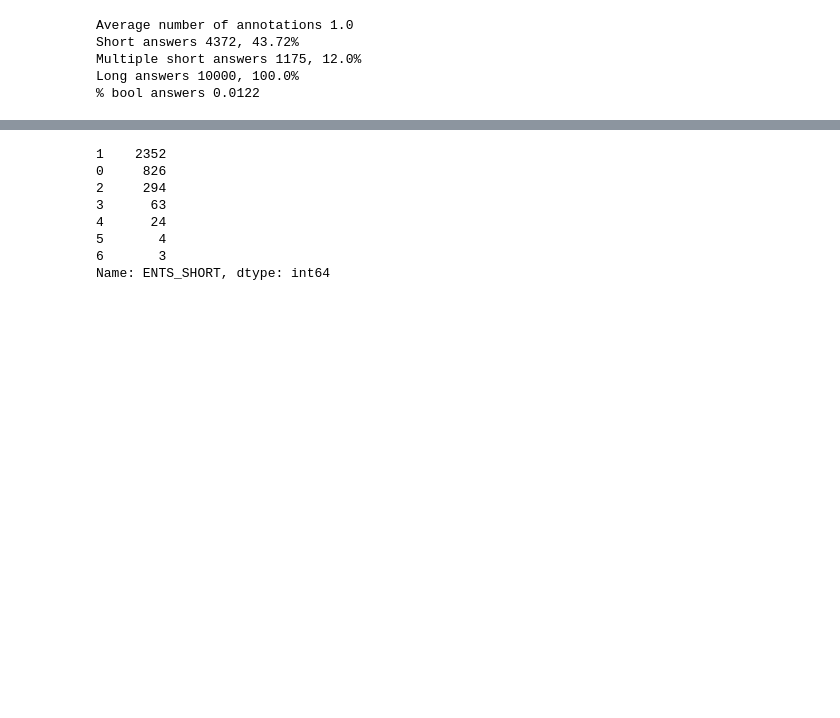
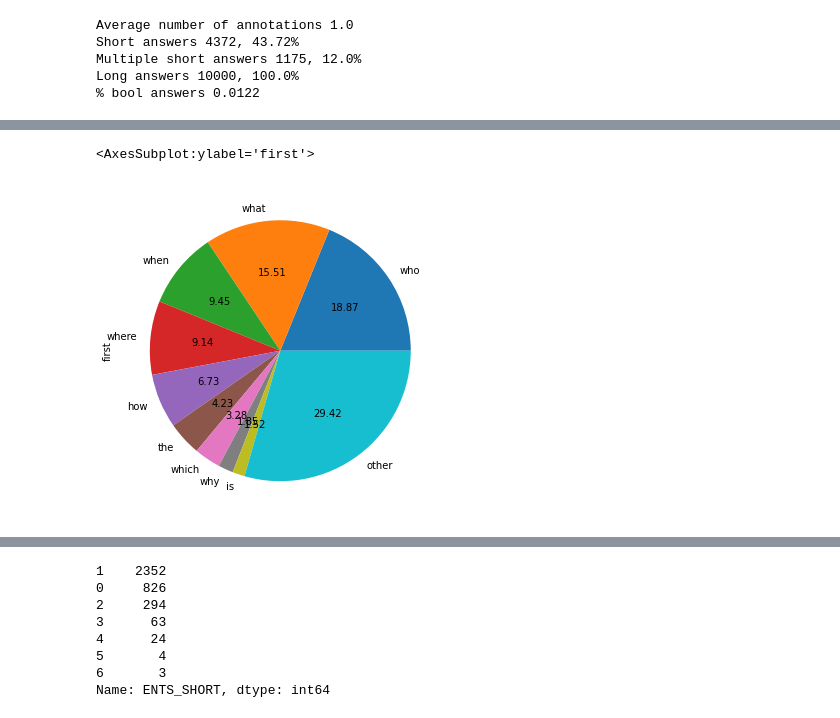
Before and after one commit to md-experiments/qa, a Jupyter notebook: Natural Questions.ipynb, the cells around one changed output, grey strips where cells are left out. Drawn from its saved outputs; the diff is of its cells as text; code cells hidden in the pictures; blank space fills up the shorter version.

```diff
--- a/Natural Questions.ipynb
+++ b/Natural Questions.ipynb
@@ -39,0 +45,6 @@ Long answers 10000, 100.0%
+# %%
+#nq.df_qa[nq.df_qa.HAS_SHORT==False]['first'].value_counts().plot.pie(figsize=(6, 6),autopct='%.2f',)
+pie_chart_top(nq.df_qa[nq.df_qa.HAS_SHORT==False]['first'],top_n=9).plot.pie(figsize=(6, 6),autopct='%.2f',)
+# %% [output]
+<AxesSubplot:ylabel='first'>
+[figure, added]
```
Also changed, not shown: parts of 4 cells of this notebook, 1 other file.
